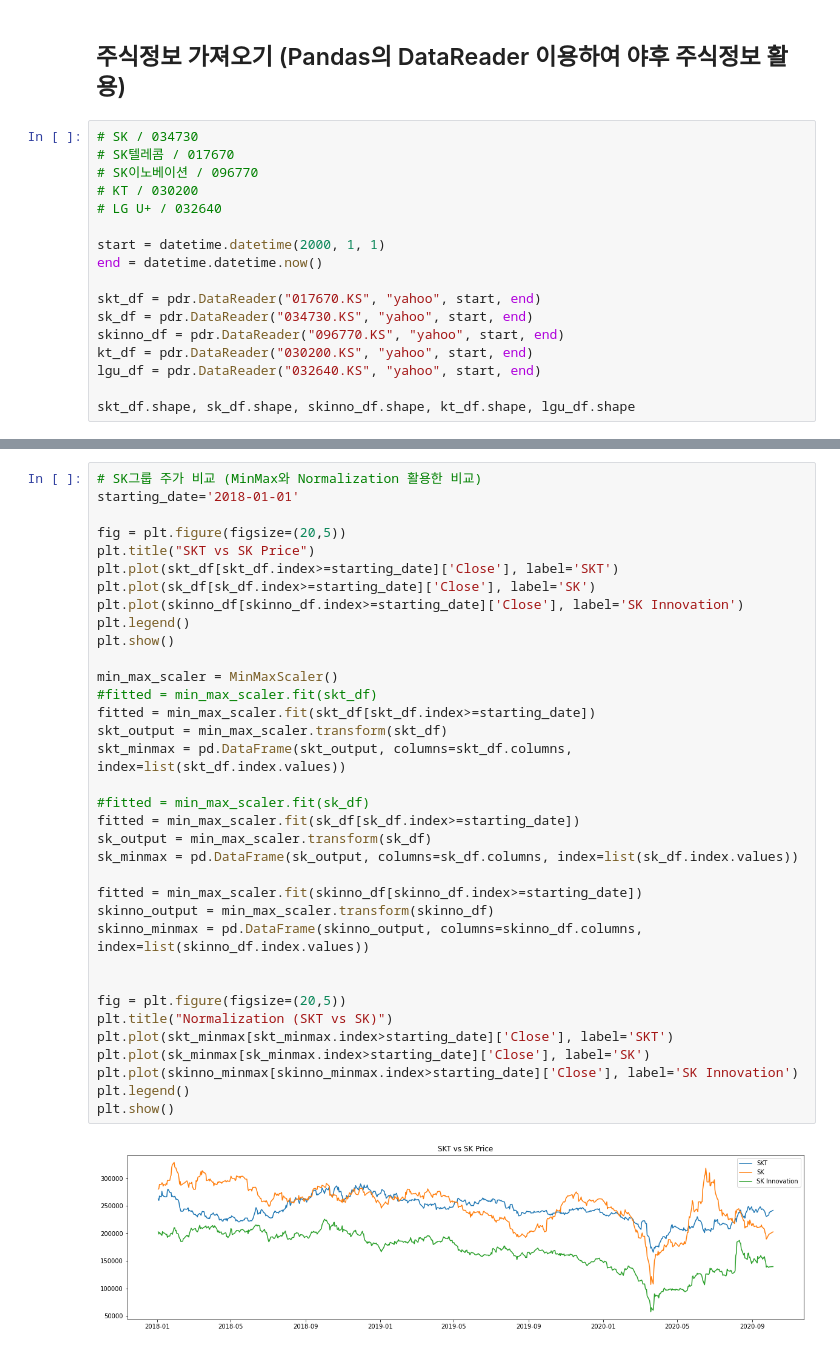
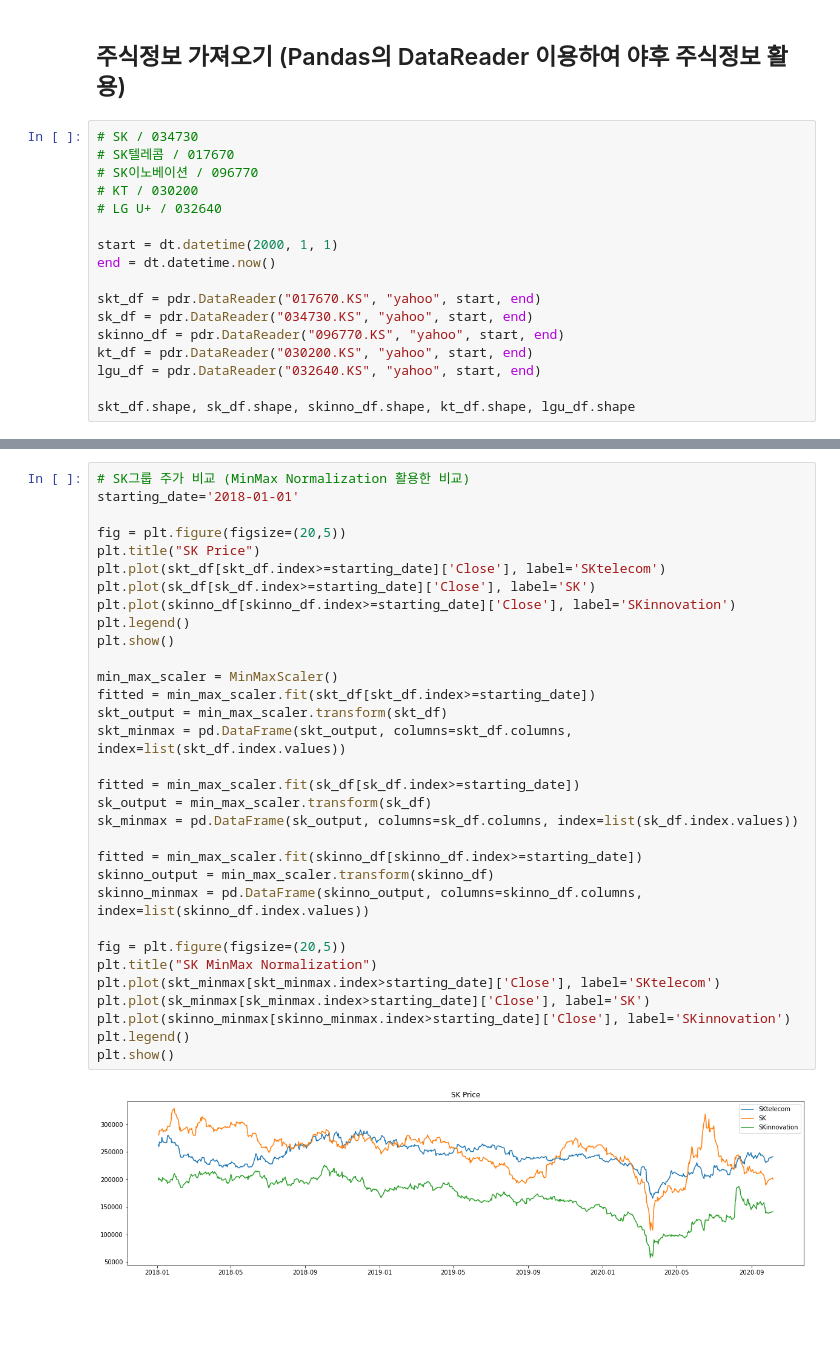
Before and after one commit to sukmoonlee/JupyterNotebook, a Jupyter notebook: 2020/SKT_stock.ipynb, the cells around one changed output, grey strips where cells are left out. Cells and saved outputs as stored; diff of their text form; blank space fills up the shorter version.

```diff
--- a/2020/SKT_stock.ipynb
+++ b/2020/SKT_stock.ipynb
@@ -15,8 +16,8 @@ from sklearn.preprocessing import MinMaxScaler
 # KT / 030200
 # LG U+ / 032640
 
-start = datetime.datetime(2000, 1, 1)
-end = datetime.datetime.now()
+start = dt.datetime(2000, 1, 1)
+end = dt.datetime.now()
 
 skt_df = pdr.DataReader("017670.KS", "yahoo", start, end)
 sk_df = pdr.DataReader("034730.KS", "yahoo", start, end)
@@ -63,37 +56,34 @@ plt.show()
 # %%
-# SK그룹 주가 비교 (MinMax와 Normalization 활용한 비교)
+# SK그룹 주가 비교 (MinMax Normalization 활용한 비교)
 starting_date='2018-01-01'
 
 fig = plt.figure(figsize=(20,5))
-plt.title("SKT vs SK Price")
-plt.plot(skt_df[skt_df.index>=starting_date]['Close'], label='SKT')
+plt.title("SK Price")
+plt.plot(skt_df[skt_df.index>=starting_date]['Close'], label='SKtelecom')
 plt.plot(sk_df[sk_df.index>=starting_date]['Close'], label='SK')
-plt.plot(skinno_df[skinno_df.index>=starting_date]['Close'], label='SK Innovation')
+plt.plot(skinno_df[skinno_df.index>=starting_date]['Close'], label='SKinnovation')
 plt.legend()
 plt.show()
 
 min_max_scaler = MinMaxScaler()
-#fitted = min_max_scaler.fit(skt_df)
 fitted = min_max_scaler.fit(skt_df[skt_df.index>=starting_date])
 skt_output = min_max_scaler.transform(skt_df)
 skt_minmax = pd.DataFrame(skt_output, columns=skt_df.columns, index=list(skt_df.index.values))
 
-#fitted = min_max_scaler.fit(sk_df)
 fitted = min_max_scaler.fit(sk_df[sk_df.index>=starting_date])
 sk_output = min_max_scaler.transform(sk_df)
 sk_minmax = pd.DataFrame(sk_output, columns=sk_df.columns, index=list(sk_df.index.values))
 
 fitted = min_max_scaler.fit(skinno_df[skinno_df.index>=starting_date])
 skinno_output = min_max_scaler.transform(skinno_df)
 skinno_minmax = pd.DataFrame(skinno_output, columns=skinno_df.columns, index=list(skinno_df.index.values))
 
-
 fig = plt.figure(figsize=(20,5))
-plt.title("Normalization (SKT vs SK)")
-plt.plot(skt_minmax[skt_minmax.index>starting_date]['Close'], label='SKT')
+plt.title("SK MinMax Normalization")
+plt.plot(skt_minmax[skt_minmax.index>starting_date]['Close'], label='SKtelecom')
 plt.plot(sk_minmax[sk_minmax.index>starting_date]['Close'], label='SK')
-plt.plot(skinno_minmax[skinno_minmax.index>starting_date]['Close'], label='SK Innovation')
+plt.plot(skinno_minmax[skinno_minmax.index>starting_date]['Close'], label='SKinnovation')
 plt.legend()
 plt.show()
 # %% [output]
-[figure, old version]
+[figure, new version]
```
Also changed, not shown: parts of 18 cells of this notebook.
